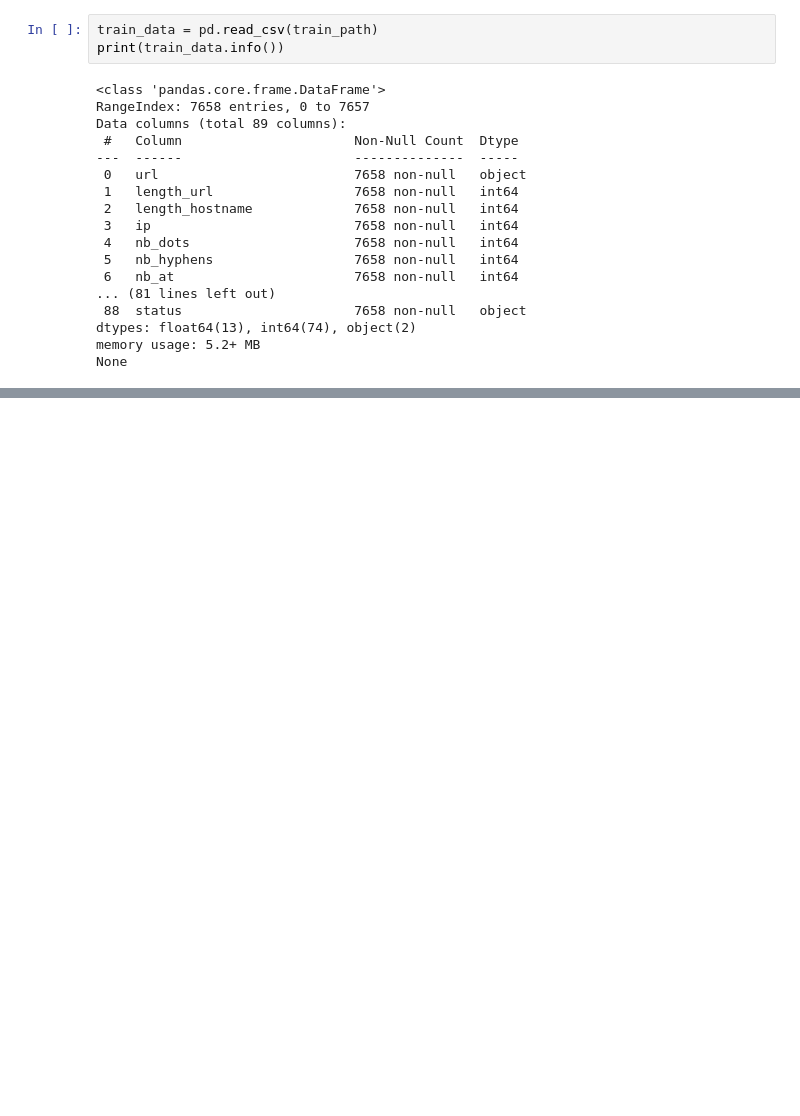
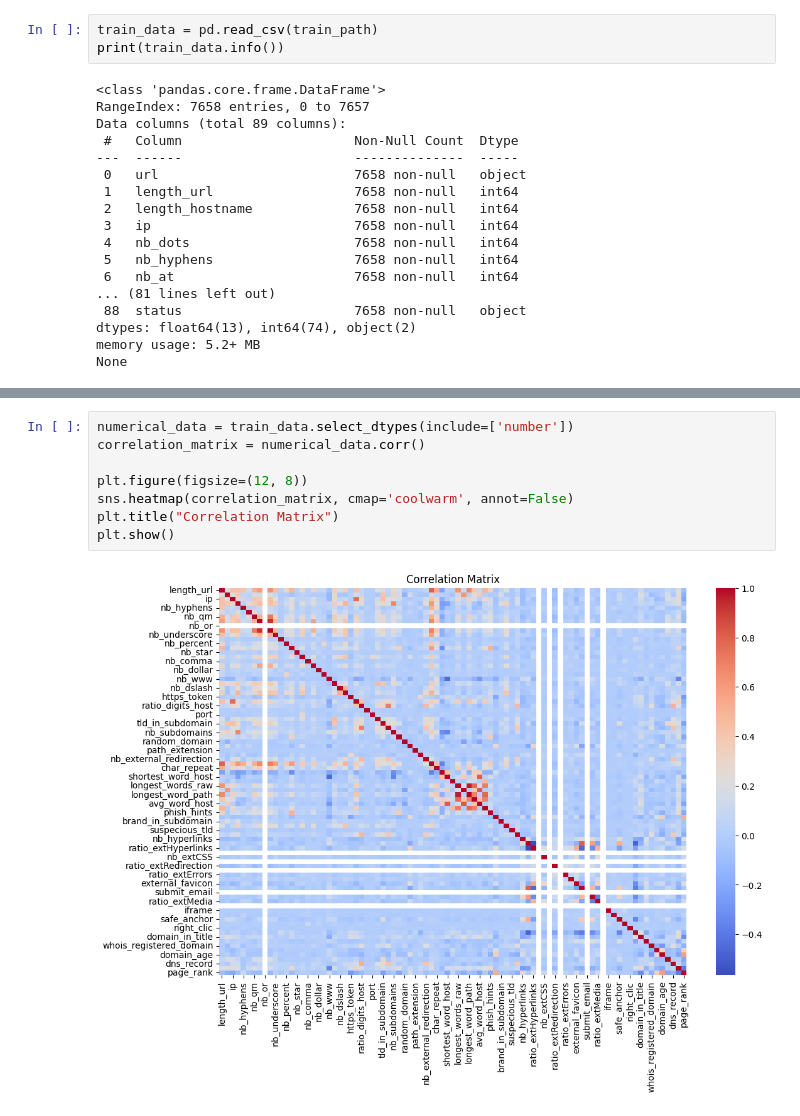
Before and after one commit to matix329/quantum-phish-detector, a Jupyter notebook: Database/data_summary.ipynb, the cells around one changed output, grey strips where cells are left out. Cells and saved outputs as stored; diff of their text form; blank space fills up the shorter version.

```diff
--- a/Database/data_summary.ipynb
+++ b/Database/data_summary.ipynb
@@ -31,0 +134,10 @@ print(test_data.info())
+# %%
+numerical_data = train_data.select_dtypes(include=['number'])
+correlation_matrix = numerical_data.corr()
+
+plt.figure(figsize=(12, 8))
+sns.heatmap(correlation_matrix, cmap='coolwarm', annot=False)
+plt.title("Correlation Matrix")
+plt.show()
+# %% [output]
+[figure, added]
```
Also changed, not shown: parts of 9 cells of this notebook.
